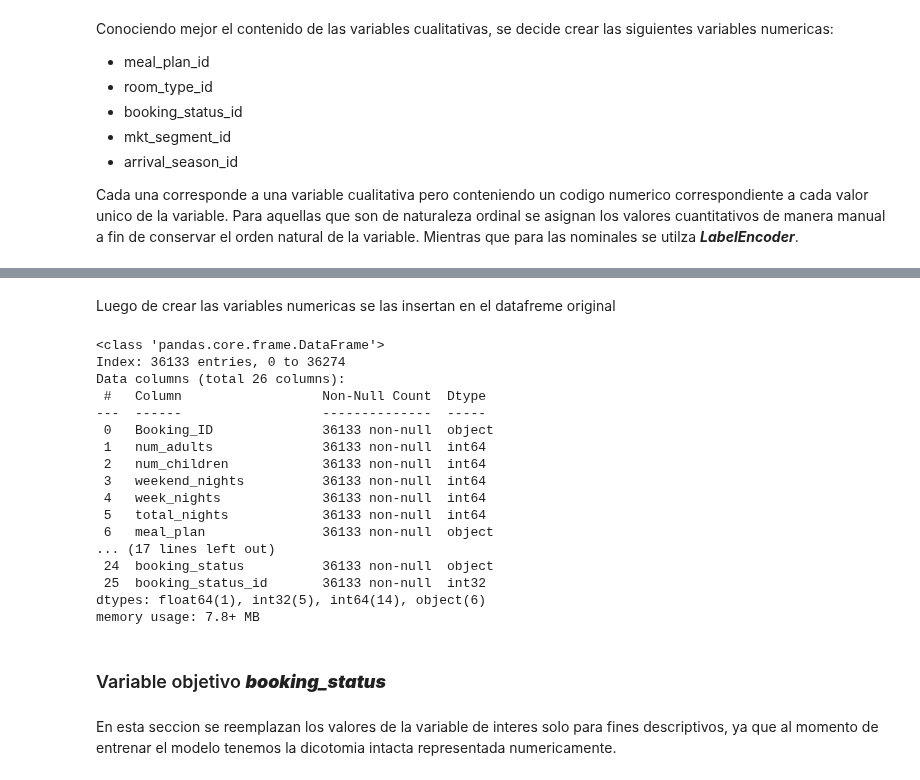
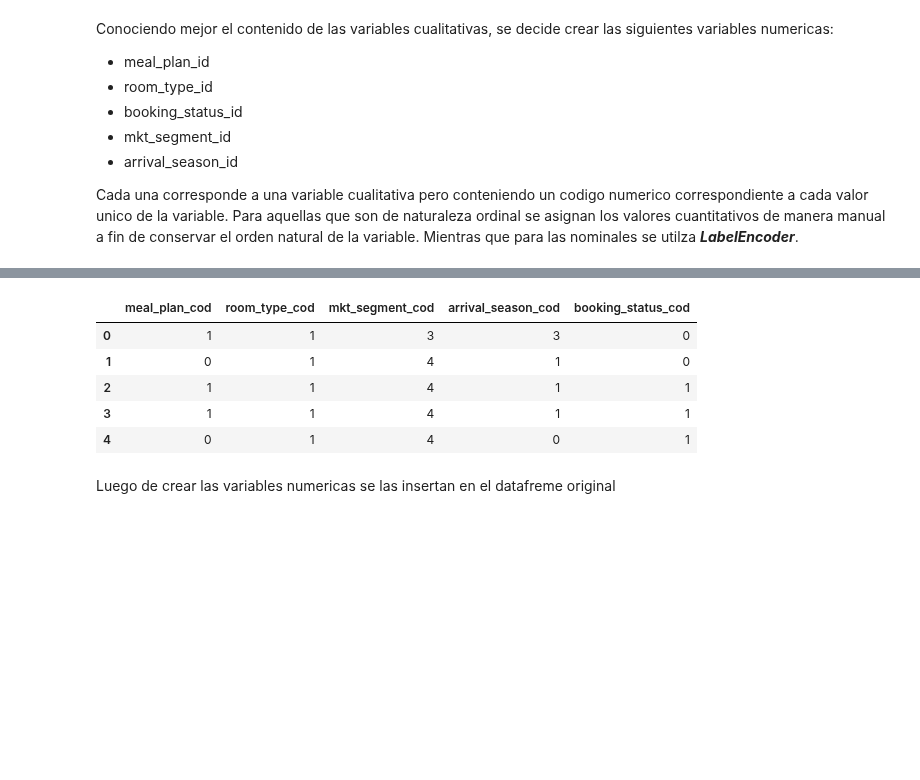
Before and after one commit to arielRas/CoderHouseDataScience-ProyectoFinal, a Jupyter notebook: DataWrangling.ipynb, the cells around one changed output, grey strips where cells are left out. Cells and saved outputs as stored; diff of their text form; code cells hidden in the pictures; blank space fills up the shorter version.

Commit message:
Se trata variables cualitativas

```diff
--- a/DataWrangling.ipynb
+++ b/DataWrangling.ipynb
@@ -31,6 +33,17 @@ def comparison_dist(data_1:pd.Series, data_2:pd.Series, action:str, x_label:str,
     plt.tight_layout()
     plt.show()
     plt.style.use("default")
+# %%
+#FUNCION DE TRANSFORMACION PARA VARIABLES CUALITATIVAS ORDINALES
+def get_ordinal_var(category:str):
+    if re.search(r'^\D+$', category): return '0'
+    if re.search(r'.*1$', category): return '1'
+    if re.search(r'.*2$', category): return '2'
+    if re.search(r'.*3$', category): return '3'
+    if re.search(r'.*4$', category): return '4'
+    if re.search(r'.*5$', category): return '5'
+    if re.search(r'.*6$', category): return '6'
+    if re.search(r'.*7$', category): return '7'
 # %% [markdown]
 ## Conociendo los datos
 # %% [markdown]
@@ -542,32 +518,35 @@ df_qualitative.head()
+# %%
+#DATAFRAME COMPLEMENTARIO
+df_qualitative = df[qualitative_var].copy()
+
+#TRANSFORMACION VARIABLES ORDINALES
+df_qualitative.loc[:,'meal_plan_cod'] = df_qualitative.meal_plan.apply(get_ordinal_var)
+df_qualitative.meal_plan_cod = df_qualitative.meal_plan_cod.astype(int)
+
+df_qualitative.loc[:,'room_type_cod'] = df_qualitative.room_type.apply(get_ordinal_var)
+df_qualitative.room_type_cod = df_qualitative.room_type_cod.astype(int)
+
+#TRANSFORMACION VARIABLES NOMINALES
+encoder = LabelEncoder()
+df_qualitative['mkt_segment_cod'] = encoder.fit_transform(df_qualitative.mkt_segment.values)
+df_qualitative['arrival_season_cod'] = encoder.fit_transform(df_qualitative.arrival_season.values)
+
+df_qualitative['booking_status_cod'] = df_qualitative['booking_status']
+df_qualitative['booking_status_cod'] = df_qualitative['booking_status_cod'].str.replace('No cancelada','0')
+df_qualitative['booking_status_cod'] = df_qualitative['booking_status_cod'].str.replace('Cancelada','1')
+df_qualitative['booking_status_cod'] = df_qualitative['booking_status_cod'].astype(int)
+
+#SE ELIMINAN LAS VARIABLES NO NECESARIAS
+df_qualitative.drop(columns=qualitative_var, inplace=True)
+
+
+df_qualitative.head()
+# %% [output]
+|  | meal_plan_cod | room_type_cod | mkt_segment_cod | arrival_season_cod | booking_status_cod |
+| 0 | 1 | 1 | 3 | 3 | 0 |
+| 1 | 0 | 1 | 4 | 1 | 0 |
+| 2 | 1 | 1 | 4 | 1 | 1 |
+| 3 | 1 | 1 | 4 | 1 | 1 |
+| 4 | 0 | 1 | 4 | 0 | 1 |
 # %% [markdown]
 Luego de crear las variables numericas se las insertan en el datafreme original
-# %%
-df.insert(column='meal_plan_id', loc=df.columns.get_loc('meal_plan')+1, value=df_qualitative.meal_plan_id)
-df.insert(column='room_type_id', loc=df.columns.get_loc('room_type')+1, value=df_qualitative.room_type_id)
-df.insert(column='booking_status_id', loc=df.columns.get_loc('booking_status')+1, value=df_qualitative.booking_status_id)
-df.insert(column='mkt_segment_id', loc=df.columns.get_loc('mkt_segment')+1, value=df_qualitative.mkt_segment_id)
-df.insert(column='arrival_season_id', loc=df.columns.get_loc('arrival_season')+1, value=df_qualitative.arrival_season_id)
-del df_qualitative
-df.info()
-# %% [output]
-<class 'pandas.core.frame.DataFrame'>
-Index: 36133 entries, 0 to 36274
-Data columns (total 26 columns):
- #   Column                  Non-Null Count  Dtype
----  ------                  --------------  -----
- 0   Booking_ID              36133 non-null  object
- 1   num_adults              36133 non-null  int64
- 2   num_children            36133 non-null  int64
- 3   weekend_nights          36133 non-null  int64
- 4   week_nights             36133 non-null  int64
- 5   total_nights            36133 non-null  int64
- 6   meal_plan               36133 non-null  object
-... (17 lines left out)
- 24  booking_status          36133 non-null  object
- 25  booking_status_id       36133 non-null  int32
-dtypes: float64(1), int32(5), int64(14), object(6)
-memory usage: 7.8+ MB
-# %% [markdown]
-### Variable objetivo ***booking_status***
-# %% [markdown]
-En esta seccion se reemplazan los valores de la variable de interes solo para fines descriptivos, ya que al momento de entrenar el modelo tenemos la dicotomia intacta representada numericamente.
```
Also changed, not shown: parts of 11 cells of this notebook.
